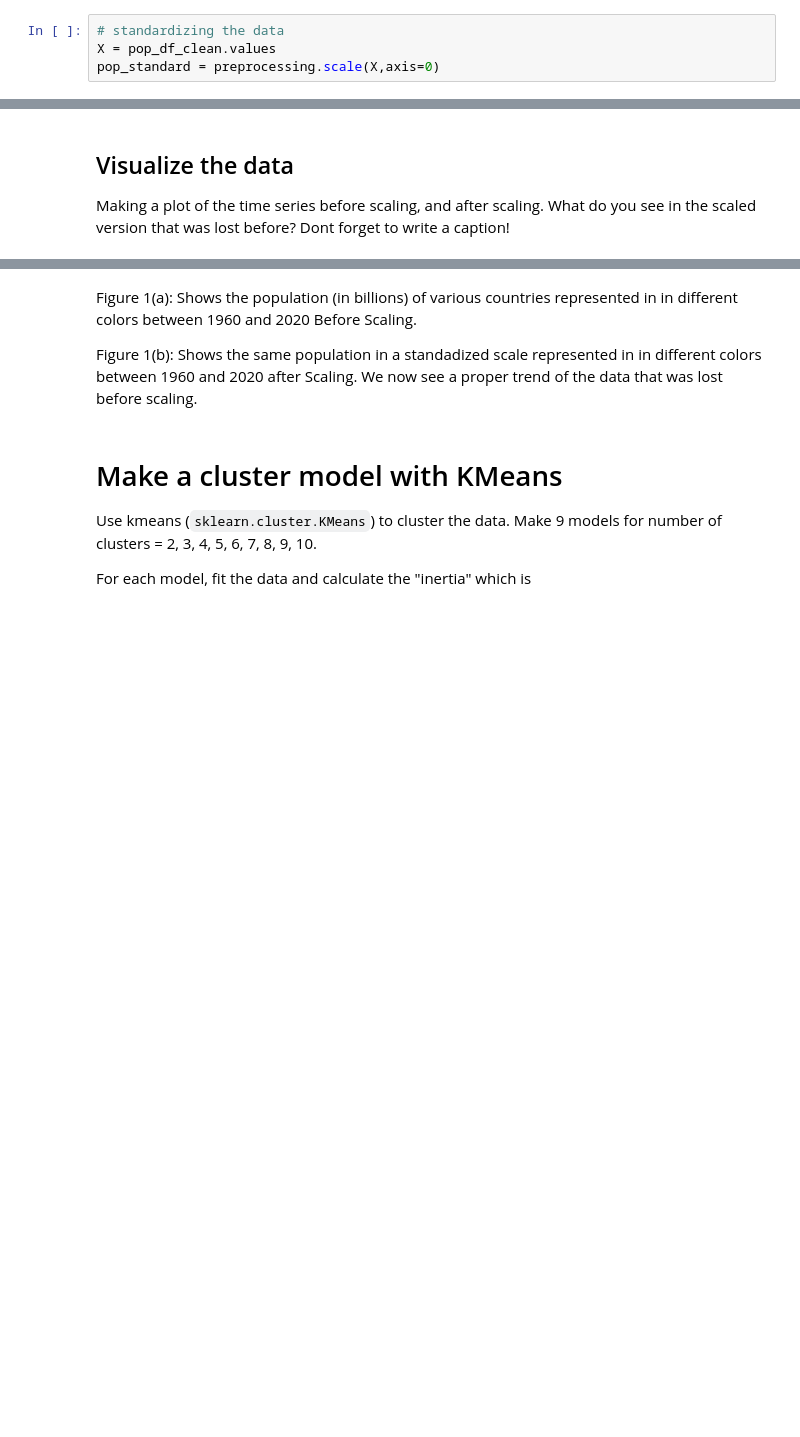
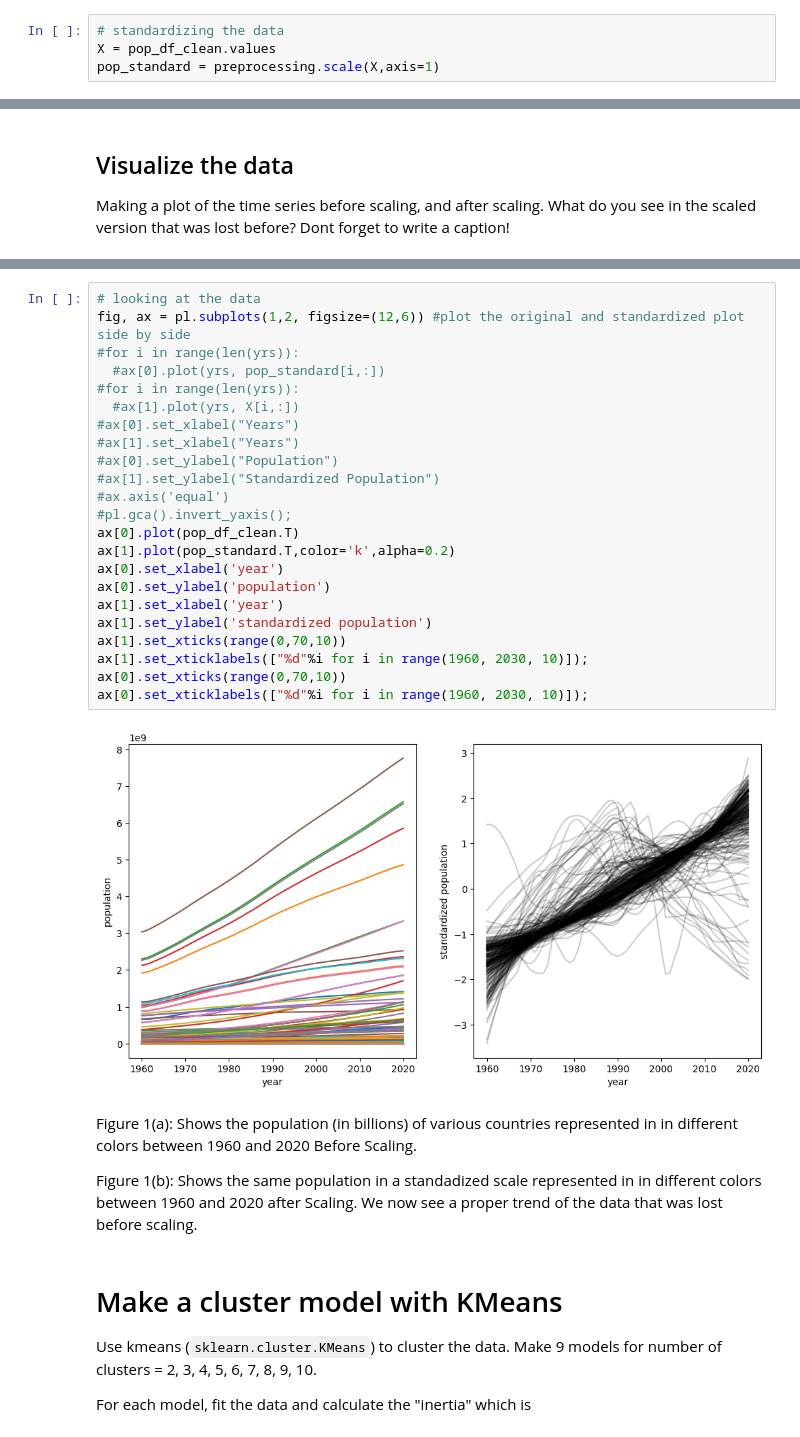
Before and after one commit to carlottaviappiani/MLPNS_CV, a Jupyter notebook: my_TimeSeriesClustering_instructions.ipynb, the cells around one changed output, grey strips where cells are left out. Saved outputs shown, nothing was run; the diff lists cells and outputs as text; blank space fills up the shorter version.

```diff
--- a/my_TimeSeriesClustering_instructions.ipynb
+++ b/my_TimeSeriesClustering_instructions.ipynb
@@ -147,5 +152,5 @@ We use the `preprocessing.scale` function. Make sure you check! you want eavery
 # %%
 # standardizing the data
 X = pop_df_clean.values
-pop_standard = preprocessing.scale(X,axis=0)
+pop_standard = preprocessing.scale(X,axis=1)
 # %%
@@ -180,3 +208,28 @@ fig, ax = pl.subplots(1,2, figsize=(12,6)) #plot the original and standardized p
+# %%
+# looking at the data
+fig, ax = pl.subplots(1,2, figsize=(12,6)) #plot the original and standardized plot side by side
+#for i in range(len(yrs)):
+  #ax[0].plot(yrs, pop_standard[i,:])
+#for i in range(len(yrs)):
+  #ax[1].plot(yrs, X[i,:])
+#ax[0].set_xlabel("Years")
+#ax[1].set_xlabel("Years")
+#ax[0].set_ylabel("Population")
+#ax[1].set_ylabel("Standardized Population")
+#ax.axis('equal')
+#pl.gca().invert_yaxis();
+ax[0].plot(pop_df_clean.T)
+ax[1].plot(pop_standard.T,color='k',alpha=0.2)
+ax[0].set_xlabel('year')
+ax[0].set_ylabel('population')
+ax[1].set_xlabel('year')
+ax[1].set_ylabel('standardized population')
+ax[1].set_xticks(range(0,70,10))
+ax[1].set_xticklabels(["%d"%i for i in range(1960, 2030, 10)]);
+ax[0].set_xticks(range(0,70,10))
+ax[0].set_xticklabels(["%d"%i for i in range(1960, 2030, 10)]);
+# %% [output]
+[figure, added]
 # %% [markdown]
 Figure 1(a): Shows the population (in billions) of various countries represented in in different colors between 1960 and 2020 Before Scaling.
 
```
Also changed, not shown: parts of 14 cells of this notebook.
